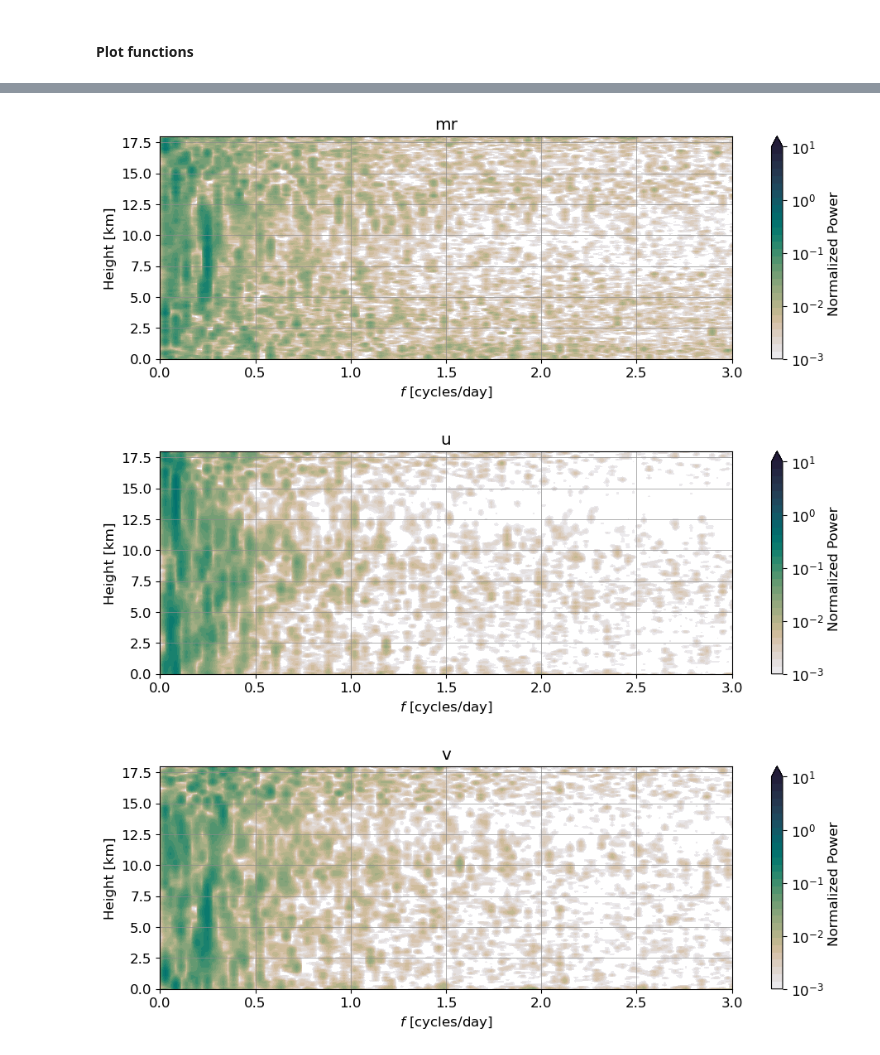
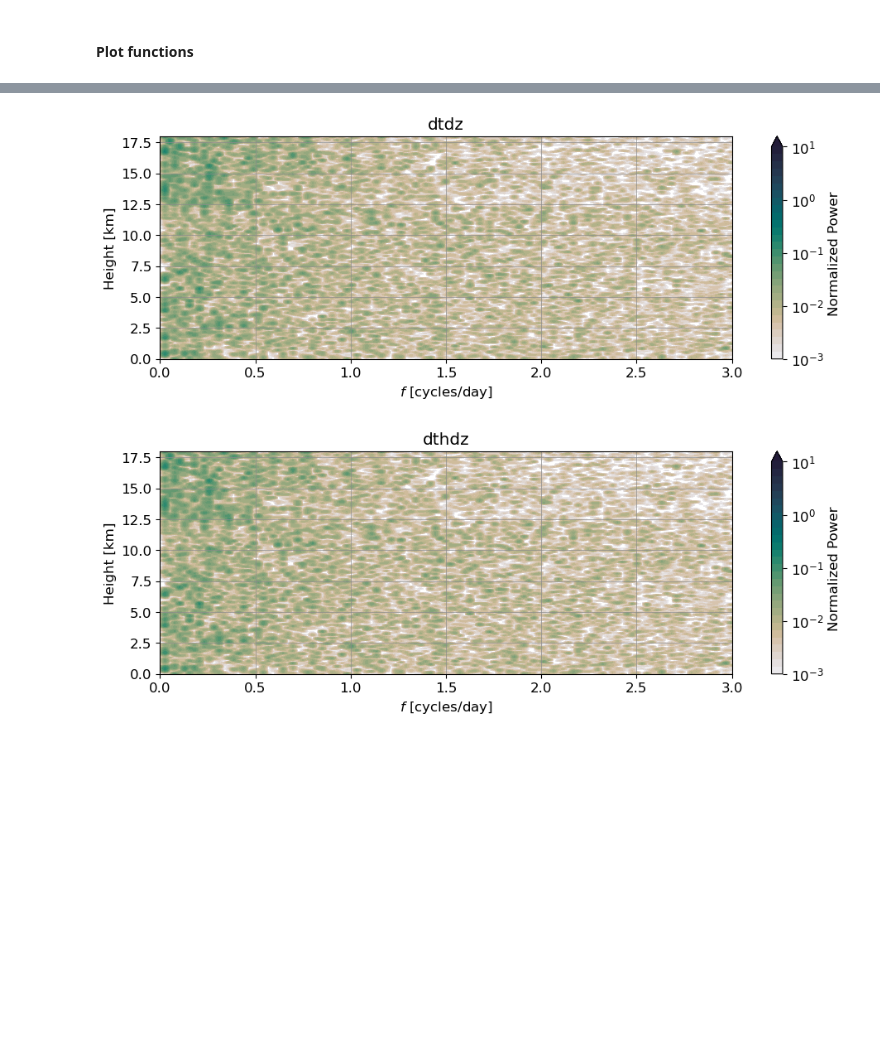
Before and after one commit to allison-wing/piccolo-data-ruppert, a Jupyter notebook: bowtie_soundings_pspectra.ipynb, the cells around one changed output, grey strips where cells are left out. Saved outputs shown, nothing was run; the diff lists cells and outputs as text; code cells hidden in the pictures; blank space fills up the shorter version.

```diff
--- a/bowtie_soundings_pspectra.ipynb
+++ b/bowtie_soundings_pspectra.ipynb
@@ -64,6 +64,10 @@ for ido in range(3):
 dtdz = np.gradient(tmpk_ddz, hght, axis=1) # K/m
 dtdz = smooth_theta(dtdz, nz_smooth=20)
 
+# Add to main sounding dataset
+snd_asc['dthdz'] = dthdz
+snd_asc['dtdz'] = dtdz
+
 # CWV/PW
 # 1/g int(q)dp = s2/m * kg/m/s2 --> kg/m2 --> x1/rho_l --> 10^-3 kg/m2*m3/kg --> 10^-3m = mm
 # int<q*rho>dz = kg/m3*m = kg/m2 = mm
@@ -75,15 +79,16 @@ cwv = vert_integral(snd_asc) # mm or kg/m2
 # %%
 t_ind=np.where(times_asc >= times_asc[13])[0]
 
-z_vars_tag = ['p','tmpk','rh','mr','u','v','wdir']
+z_vars_tag = ['p','tmpk','rh','dtdz','dthdz']
+# z_vars_tag = ['p','tmpk','rh','mr','u','v','wdir']
 ntag = len(z_vars_tag)
 
-pspec = compute_power_spec(snd_asc['v'][t_ind,500], time_step=1/8)
+pspec = compute_power_spec(np.ma.filled(snd_asc['v'][t_ind,500], np.nan), time_step=1/8)
 freqs = pspec['freqs']
 nf=freqs.size
 nz=snd_asc['v'].shape[1]
 
-pspec_all=[]
+pspec_all={}
 for itag in z_vars_tag:
     dims=(nf,nz)
     pspec_z = np.zeros(dims)
@@ -93,12 +98,13 @@ for itag in z_vars_tag:
     for iz in range(nz):
         if np.count_nonzero(~np.isnan(snd_asc[itag][t_ind,iz])) < 10:
             continue
-        pspec = compute_power_spec(snd_asc[itag][t_ind,iz], time_step=1/8)
+        invar = snd_asc[itag][t_ind,iz]
+        pspec = compute_power_spec(np.ma.filled(invar, np.nan), time_step=1/8)
         pspec_z[:,iz] = pspec['ps']
         # rspec_z[:,iz] = pspec['rspec']
         # spec95_z[:,iz] = pspec['spec95']
         # spec99_z[:,iz] = pspec['spec99']
-    pspec_all.append(pspec_z)
+    pspec_all[itag] = pspec_z
 # %% [markdown]
 ---
 ### Plotting routines
@@ -152,11 +158,11 @@ def plot_time_height_pspec(figdata, top=18):
     plt.close()
     return
 # %%
-for itag in range(ntag):
+for itag in pspec_all.keys():
 
     figdata = {
         'pltvar': pspec_all[itag],
-        'fig_title': z_vars_tag[itag],
+        'fig_title': itag,
             }
 
     plot_time_height_pspec(figdata, top=18)
@@ -167,3 +173,2 @@ for itag in range(ntag):
-[figure, old version]
+[figure, new version]
-[figure, old version]
+[figure, new version]
-[figure, removed]
```
Also changed, not shown: parts of 1 cell of this notebook, 10 other files.
